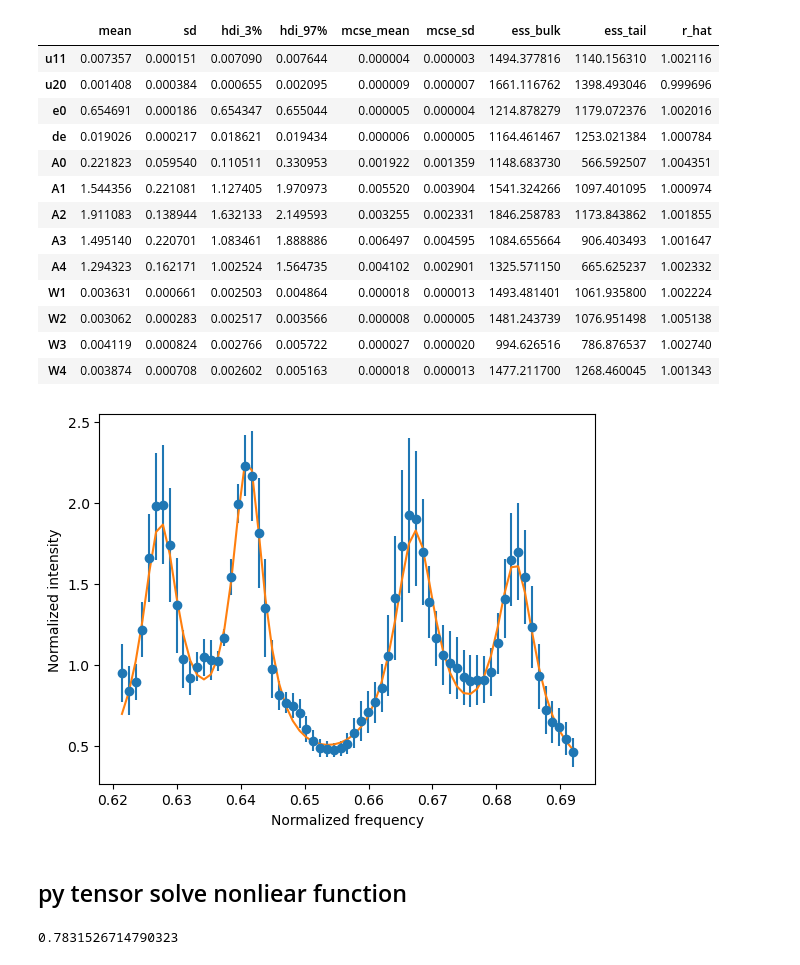
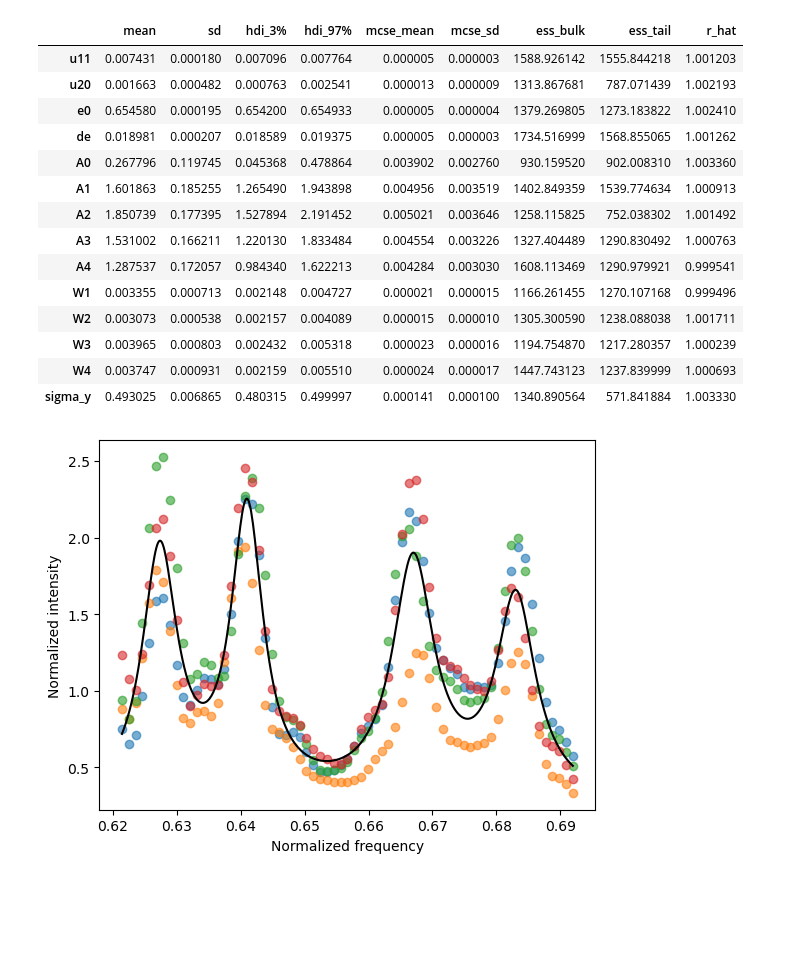
Before and after one commit to phys201/Hamiltonian-photonic-crystal, a Jupyter notebook: Documentation_Fan.ipynb, the cells around one changed output. Cells and saved outputs as stored; diff of their text form; code cells hidden in the pictures; blank space fills up the shorter version.

```diff
--- a/Documentation_Fan.ipynb
+++ b/Documentation_Fan.ipynb
@@ -9,7 +9,7 @@ from scipy.optimize import least_squares
 import math
 from photonic_hamiltonian.inference import io_data
 #load an example data file, data courtersy: Fan Du
-real_data = io_data.load_data('photonic_hamiltonian\data\expdata_GM0p065.nc')
+real_data = io_data.load_data('photonic_hamiltonian\data\expdata4_GM0p065.nc')
 # %%
 # infer ex delta
 from pytensor import tensor as pt
@@ -193,9 +198,10 @@ Text(0.5, 1.0, 'Simulated data showing four energy bands of a single C4-symmetri
 # %%
 #guess the prior bounds
-prior_W = [0.0005,0.005]
-simu_prior_bounds = {'u11':[0.007, 0.009], 'u20':[-0.001, 0.001], 'e0':[0.64,0.68],'de':[0.005,0.02],
-                     'A0':[0.1, 0.22], 'A1':[0.5, 2.5],'A2':[0.5, 2.5], 'A3':[0.5, 2.5], 'A4':[0.5, 2,5],
-                     'W1':prior_W, 'W2':prior_W, 'W3':prior_W, 'W4':prior_W}
+prior_W = [0.001,0.005]
+prior_A = [1,2.2]
+simu_prior_bounds = {'u11':[0.007, 0.009], 'u20':[0, 0.0001], 'e0':[0.64,0.68],'de':[0.01,0.02],
+                     'A0':[0.1, 0.5], 'A1':prior_A,'A2':prior_A, 'A3':prior_A, 'A4':prior_A,
+                     'W1':prior_W, 'W2':prior_W, 'W3':prior_W, 'W4':prior_W,'sigma_y':[0.05,0.2]}
 
 #create the model
 simu_ham_model = Hamiltonian_model(simu_data, simu_prior_bounds)
@@ -244,9 +251,13 @@ plt.plot(simu_normf, model_predictions);
 # %%
 freq = real_data['normf'].to_numpy()
-intensity = real_data['spectrum'].to_numpy()
-intensity_sig = real_data['spectrum_std'].to_numpy()
-plt.errorbar(freq, intensity, intensity_sig,fmt='o')
+Nf = len(freq)
+namef = ['y1','y2','y3','y4']
+y = np.zeros((4,Nf))
+y[:] = [real_data[namef[i]].to_numpy() for i in range(4)]
+
+plt.plot(freq, y.T,'o')
 plt.xlabel('Normalized Frequency')
 plt.ylabel('Normalized Intensity')
-plt.title('Example data showing four energy bands of a single C4-symmetric photonic crystal')
+plt.title('Example data showing four energy bands of a single C4-symmetric photonic crystal');
+plt.show()
 # %% [output]
@@ -256,10 +266,11 @@ Text(0.5, 1.0, 'Example data showing four energy bands of a single C4-symmetric
 #guess the prior bounds
 # u11, u20, neff, ratio, A0, A1, A2, A3, A4, W1, W2, W3, W4 = theta
 prior_W = [0.001,0.03]
+prior_A = [0.5,2.5]
 
 simu_prior_bounds = {'u11':[0.005, 0.01], 'u20':[0, 0.005], 'e0':[0.64,0.67],'de':[0.005,0.025],
-                     'A0':[0, 1], 'A1':[1, 2.5],'A2':[1, 2.5], 'A3':[1, 2.5], 'A4':[1, 2.5],
-                     'W1':prior_W, 'W2':prior_W, 'W3':prior_W, 'W4':prior_W}
+                     'A0':[0, 1], 'A1':prior_A,'A2':prior_A, 'A3':prior_A, 'A4':prior_A,
+                     'W1':prior_W, 'W2':prior_W, 'W3':prior_W, 'W4':prior_W, 'sigma_y':[0.1,0.5]}
 
 #create the model
 simu_ham_model = Hamiltonian_model(real_data,simu_prior_bounds)
@@ -278,40 +289,40 @@ Sampling 4 chains for 1_000 tune and 500 draw iterations (4_000 + 2_000 draws to
 # %%
 #summary the fitting results
 summary = az.summary(simu_idata,round_to=8)
 display(summary)
 
 #plot data with the fitting curve
 # u11, u20, neff,ratio, A0, A1, A2, A3, A4, W1,W2,W3,W4 = simu_summary['mean'].values
 # simu_theta = [u11, u20,neff,ratio, A0, A1, A2, A3, A4, W1,W2,W3,W4]
 # model_predictions = fit_curve(freq, theta)
 # plt.xlabel("Normalized frequency")
 # plt.ylabel("Normalized intensity")
 # plt.errorbar(freq, intensity, intensity_sig, fmt = 'o')
 # plt.plot(freq, model_predictions);
 
 #plot data with the fitting curve
-u11, u20,  e0,de,A0, A1, A2, A3, A4, W1,W2,W3,W4 =summary['mean'].values
+u11, u20,  e0,de,A0, A1, A2, A3, A4, W1,W2,W3,W4,sigma_y =summary['mean'].values
 theta = [u11, u20,e0,de, A0, A1, A2, A3, A4, W1,W2,W3,W4]
-model_predictions = fit_curve(freq, theta)
+freq_dense = np.linspace(freq[0],freq[-1],500)
+model_predictions = fit_curve(freq_dense, theta)
 plt.xlabel("Normalized frequency")
 plt.ylabel("Normalized intensity")
-plt.errorbar(freq, intensity, intensity_sig, fmt = 'o')
-plt.plot(freq, model_predictions);
+plt.plot(freq, y.T,'o',markersize = 6,alpha = 0.6)
+plt.plot(freq_dense, model_predictions,c = 'k');
 # %% [output]
 |  | mean | sd | hdi_3% | hdi_97% | mcse_mean | mcse_sd | ess_bulk | ess_tail | r_hat |
-| u11 | 0.007357 | 0.000151 | 0.007090 | 0.007644 | 0.000004 | 0.000003 | 1494.377816 | 1140.156310 | 1.002116 |
-| u20 | 0.001408 | 0.000384 | 0.000655 | 0.002095 | 0.000009 | 0.000007 | 1661.116762 | 1398.493046 | 0.999696 |
-| e0 | 0.654691 | 0.000186 | 0.654347 | 0.655044 | 0.000005 | 0.000004 | 1214.878279 | 1179.072376 | 1.002016 |
-| de | 0.019026 | 0.000217 | 0.018621 | 0.019434 | 0.000006 | 0.000005 | 1164.461467 | 1253.021384 | 1.000784 |
-| A0 | 0.221823 | 0.059540 | 0.110511 | 0.330953 | 0.001922 | 0.001359 | 1148.683730 | 566.592507 | 1.004351 |
-| A1 | 1.544356 | 0.221081 | 1.127405 | 1.970973 | 0.005520 | 0.003904 | 1541.324266 | 1097.401095 | 1.000974 |
-| A2 | 1.911083 | 0.138944 | 1.632133 | 2.149593 | 0.003255 | 0.002331 | 1846.258783 | 1173.843862 | 1.001855 |
-| A3 | 1.495140 | 0.220701 | 1.083461 | 1.888886 | 0.006497 | 0.004595 | 1084.655664 | 906.403493 | 1.001647 |
-| A4 | 1.294323 | 0.162171 | 1.002524 | 1.564735 | 0.004102 | 0.002901 | 1325.571150 | 665.625237 | 1.002332 |
-| W1 | 0.003631 | 0.000661 | 0.002503 | 0.004864 | 0.000018 | 0.000013 | 1493.481401 | 1061.935800 | 1.002224 |
-| W2 | 0.003062 | 0.000283 | 0.002517 | 0.003566 | 0.000008 | 0.000005 | 1481.243739 | 1076.951498 | 1.005138 |
-| W3 | 0.004119 | 0.000824 | 0.002766 | 0.005722 | 0.000027 | 0.000020 | 994.626516 | 786.876537 | 1.002740 |
-| W4 | 0.003874 | 0.000708 | 0.002602 | 0.005163 | 0.000018 | 0.000013 | 1477.211700 | 1268.460045 | 1.001343 |
+| u11 | 0.007431 | 0.000180 | 0.007096 | 0.007764 | 0.000005 | 0.000003 | 1588.926142 | 1555.844218 | 1.001203 |
+| u20 | 0.001663 | 0.000482 | 0.000763 | 0.002541 | 0.000013 | 0.000009 | 1313.867681 | 787.071439 | 1.002193 |
+| e0 | 0.654580 | 0.000195 | 0.654200 | 0.654933 | 0.000005 | 0.000004 | 1379.269805 | 1273.183822 | 1.002410 |
+| de | 0.018981 | 0.000207 | 0.018589 | 0.019375 | 0.000005 | 0.000003 | 1734.516999 | 1568.855065 | 1.001262 |
+| A0 | 0.267796 | 0.119745 | 0.045368 | 0.478864 | 0.003902 | 0.002760 | 930.159520 | 902.008310 | 1.003360 |
+| A1 | 1.601863 | 0.185255 | 1.265490 | 1.943898 | 0.004956 | 0.003519 | 1402.849359 | 1539.774634 | 1.000913 |
+| A2 | 1.850739 | 0.177395 | 1.527894 | 2.191452 | 0.005021 | 0.003646 | 1258.115825 | 752.038302 | 1.001492 |
+| A3 | 1.531002 | 0.166211 | 1.220130 | 1.833484 | 0.004554 | 0.003226 | 1327.404489 | 1290.830492 | 1.000763 |
+| A4 | 1.287537 | 0.172057 | 0.984340 | 1.622213 | 0.004284 | 0.003030 | 1608.113469 | 1290.979921 | 0.999541 |
+| W1 | 0.003355 | 0.000713 | 0.002148 | 0.004727 | 0.000021 | 0.000015 | 1166.261455 | 1270.107168 | 0.999496 |
+| W2 | 0.003073 | 0.000538 | 0.002157 | 0.004089 | 0.000015 | 0.000010 | 1305.300590 | 1238.088038 | 1.001711 |
+| W3 | 0.003965 | 0.000803 | 0.002432 | 0.005318 | 0.000023 | 0.000016 | 1194.754870 | 1217.280357 | 1.000239 |
+| W4 | 0.003747 | 0.000931 | 0.002159 | 0.005510 | 0.000024 | 0.000017 | 1447.743123 | 1237.839999 | 1.000693 |
+| sigma_y | 0.493025 | 0.006865 | 0.480315 | 0.499997 | 0.000141 | 0.000100 | 1340.890564 | 571.841884 | 1.003330 |
-[figure, old version]
+[figure, new version]
-# %% [markdown]
-## py tensor solve nonliear function
@@ -341,12 +328,0 @@ def slabmode(kx, ky, neff=1.573, ratio=0.3):
-# %%
-DEG = np.pi/180
-
-kx = 0.05
-ky = 0
-i = 1
-Gx = np.array((0.0,1,0,-1))+kx
-Gy = np.array((1.0,0,-1,0))+ky
-t = slabmode2(-Gx[i],Gy[i])
-print(t)
-# %% [output]
-0.7831526714790323
```
Also changed, not shown: parts of 19 cells of this notebook, 1 other file.
